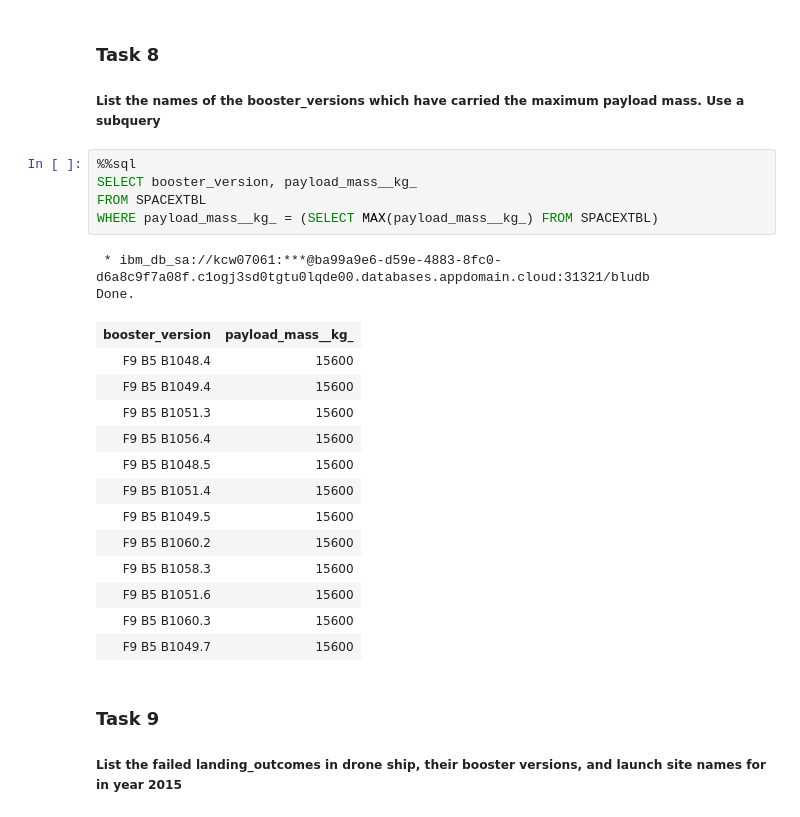
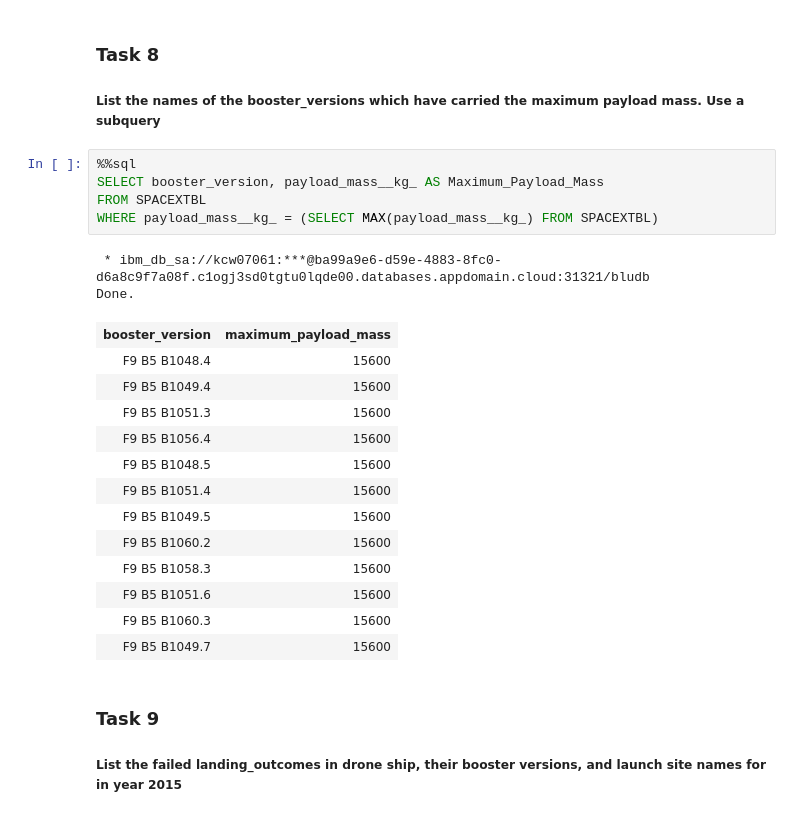
Before and after one commit to bistra3759/data-science-capstone, a Jupyter notebook: Applied Data Science Capstone_4.ipynb, the cells around one changed output. Drawn from its saved outputs; the diff is of its cells as text.

```diff
--- a/Applied Data Science Capstone_4.ipynb
+++ b/Applied Data Science Capstone_4.ipynb
@@ -267,13 +275,13 @@ Done.
 ##### List the   names of the booster_versions which have carried the maximum payload mass. Use a subquery
 # %%
 %%sql
-SELECT booster_version, payload_mass__kg_
+SELECT booster_version, payload_mass__kg_ AS Maximum_Payload_Mass
 FROM SPACEXTBL
 WHERE payload_mass__kg_ = (SELECT MAX(payload_mass__kg_) FROM SPACEXTBL)
 # %% [output]
  * ibm_db_sa://kcw07061:***@ba99a9e6-d59e-4883-8fc0-d6a8c9f7a08f.c1ogj3sd0tgtu0lqde00.databases.appdomain.cloud:31321/bludb
 Done.
-| booster_version | payload_mass__kg_ |
+| booster_version | maximum_payload_mass |
 | F9 B5 B1048.4 | 15600 |
 | F9 B5 B1049.4 | 15600 |
 | F9 B5 B1051.3 | 15600 |
```
Also changed, not shown: parts of 6 cells of this notebook.
